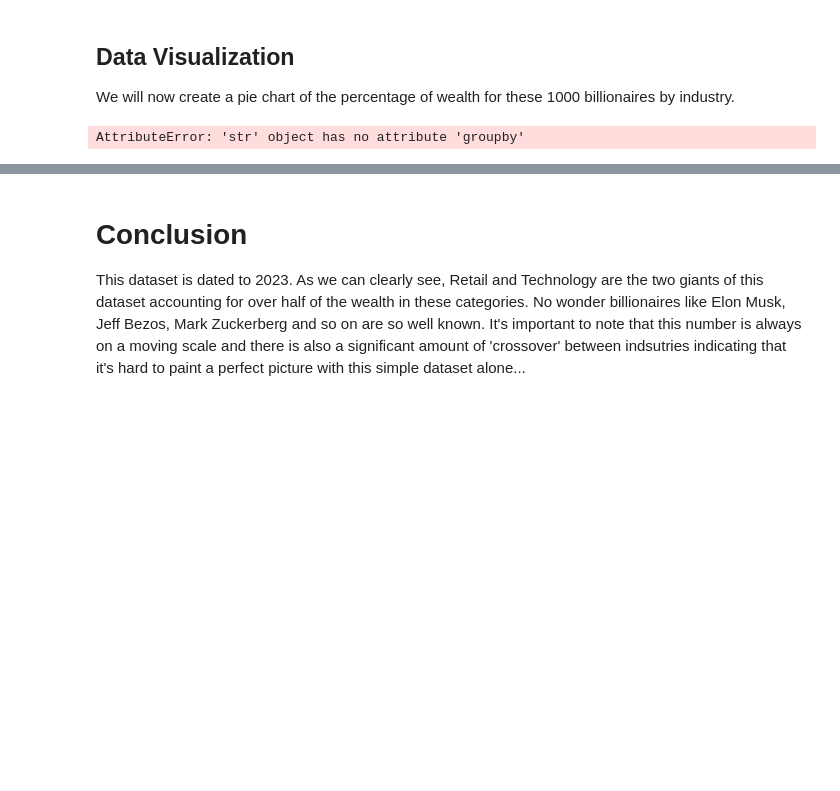
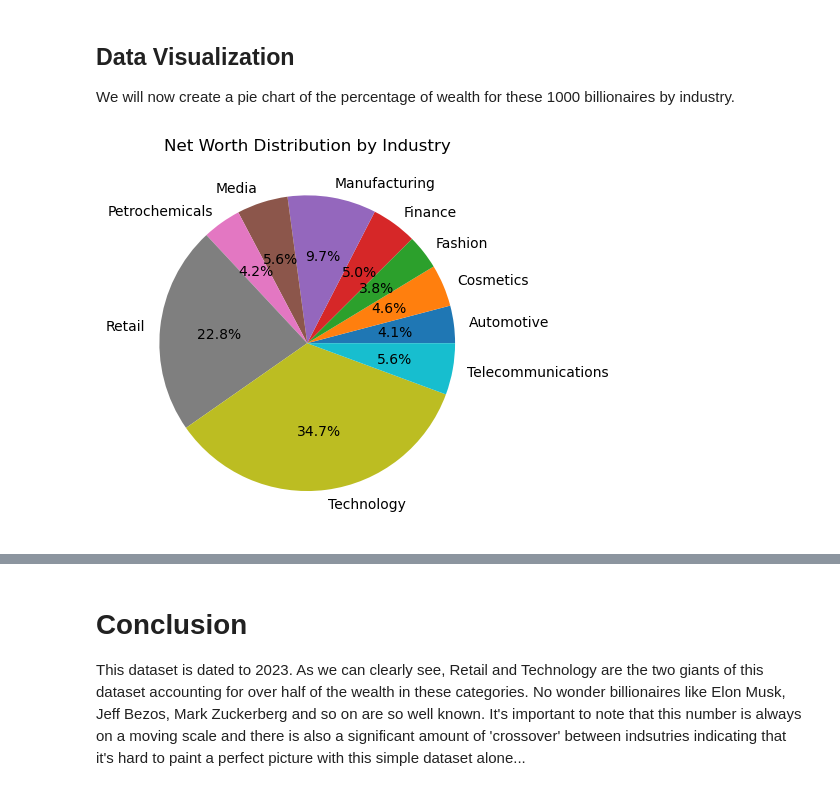
Before and after one commit to nogibjj/Mini9Uzo, a Jupyter notebook: main.ipynb, the cells around one changed output, grey strips where cells are left out. Drawn from its saved outputs; the diff is of its cells as text; code cells hidden in the pictures; blank space fills up the shorter version.

```diff
--- a/main.ipynb
+++ b/main.ipynb
@@ -15,5 +15,5 @@ from mylib.lib import (
     grab_max,
 )
 
-example_csv = "Top_1000_wealthiest_people.csv"
+csv_data = "Top_1000_wealthiest_people.csv"
 # %%
@@ -35,7 +35,8 @@ assert test_describe.loc["min", "Net Worth (in billions)"] == test_min
 ## Data Visualization
 
 We will now create a pie chart of the percentage of wealth for these 1000 billionaires by industry.
-# %%
-plot_pie_chart(example_csv)
-# %% [output]
-AttributeError: 'str' object has no attribute 'groupby'
+# %%
+df = load_data(csv_data)
+plot_pie_chart(df)
+# %% [output]
+[figure, added]
```
Also changed, not shown: parts of 2 cells of this notebook, 2 other files.
